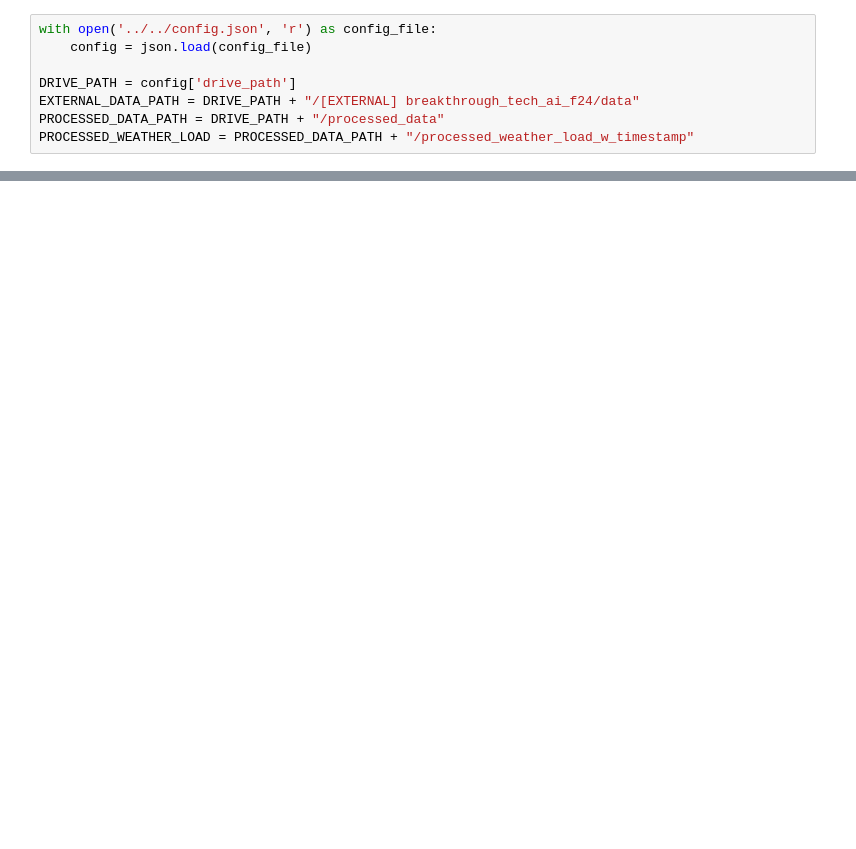
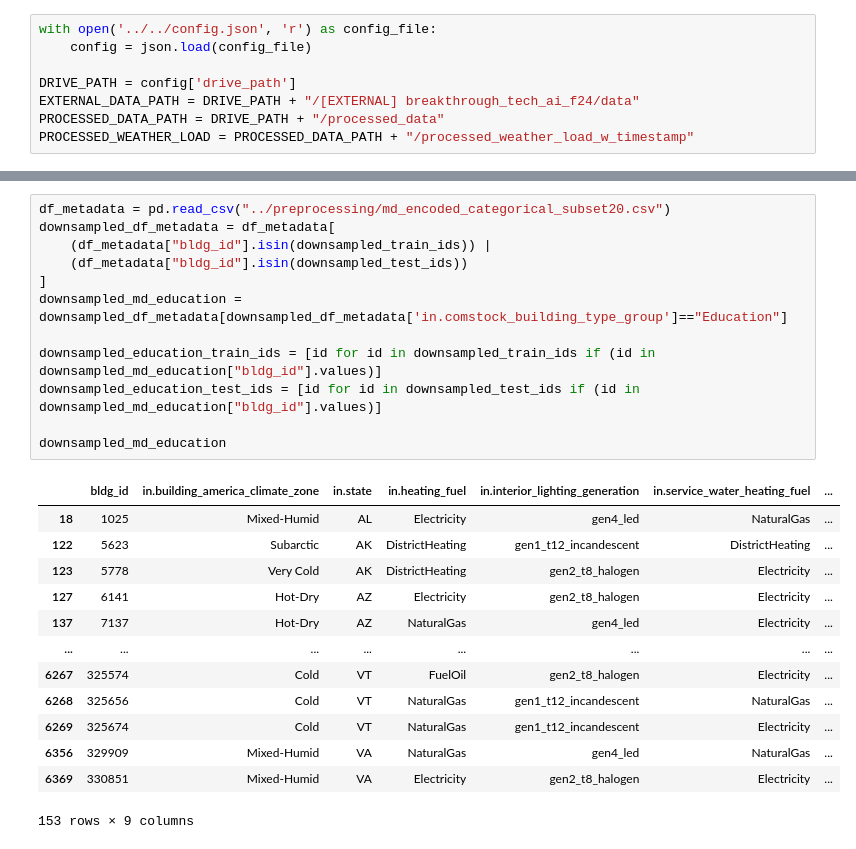
Before and after one commit to mainoahmuna/FermataEnergy_BTTStudio, a Jupyter notebook: src/advanced_models/gradient_boosted_catboost.ipynb, the cells around one changed output, grey strips where cells are left out. Cells and saved outputs as stored; diff of their text form; blank space fills up the shorter version.

```diff
--- a/src/advanced_models/gradient_boosted_catboost.ipynb
+++ b/src/advanced_models/gradient_boosted_catboost.ipynb
@@ -327,0 +39,26 @@ for X_batch, y_batch in batch_data_generator(X, y, batch_size):
+# %%
+df_metadata = pd.read_csv("../preprocessing/md_encoded_categorical_subset20.csv")
+downsampled_df_metadata = df_metadata[
+    (df_metadata["bldg_id"].isin(downsampled_train_ids)) |
+    (df_metadata["bldg_id"].isin(downsampled_test_ids))
+]
+downsampled_md_education = downsampled_df_metadata[downsampled_df_metadata['in.comstock_building_type_group']=="Education"]
+
+downsampled_education_train_ids = [id for id in downsampled_train_ids if (id in downsampled_md_education["bldg_id"].values)]
+downsampled_education_test_ids = [id for id in downsampled_test_ids if (id in downsampled_md_education["bldg_id"].values)]
+
+downsampled_md_education
+# %% [output]
+|  | bldg_id | in.building_america_climate_zone | in.state | in.heating_fuel | in.interior_lighting_generation | in.service_water_heating_fuel | ... |
+| 18 | 1025 | Mixed-Humid | AL | Electricity | gen4_led | NaturalGas | ... |
+| 122 | 5623 | Subarctic | AK | DistrictHeating | gen1_t12_incandescent | DistrictHeating | ... |
+| 123 | 5778 | Very Cold | AK | DistrictHeating | gen2_t8_halogen | Electricity | ... |
+| 127 | 6141 | Hot-Dry | AZ | Electricity | gen2_t8_halogen | Electricity | ... |
+| 137 | 7137 | Hot-Dry | AZ | NaturalGas | gen4_led | Electricity | ... |
+| ... | ... | ... | ... | ... | ... | ... | ... |
+| 6267 | 325574 | Cold | VT | FuelOil | gen2_t8_halogen | Electricity | ... |
+| 6268 | 325656 | Cold | VT | NaturalGas | gen1_t12_incandescent | NaturalGas | ... |
+| 6269 | 325674 | Cold | VT | NaturalGas | gen1_t12_incandescent | Electricity | ... |
+| 6356 | 329909 | Mixed-Humid | VA | NaturalGas | gen4_led | NaturalGas | ... |
+| 6369 | 330851 | Mixed-Humid | VA | Electricity | gen2_t8_halogen | Electricity | ... |
+153 rows × 9 columns
```
Also changed, not shown: parts of 41 cells of this notebook, 3 other files.
